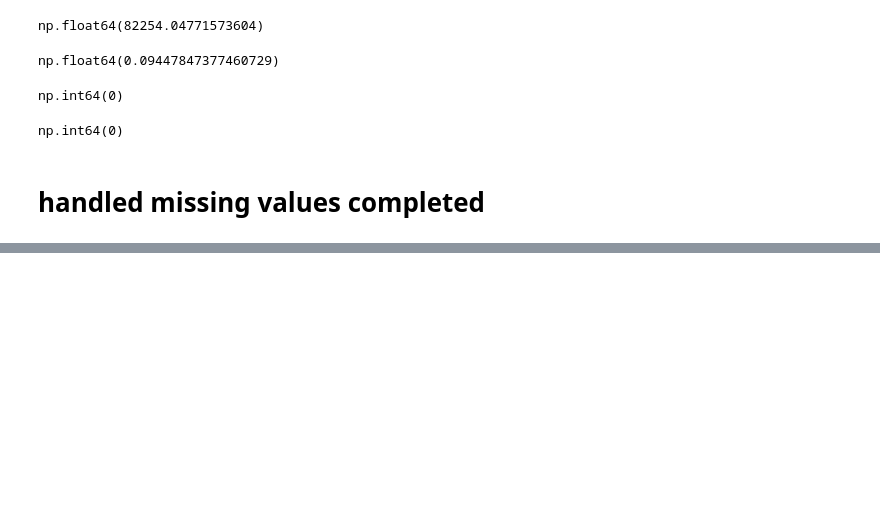
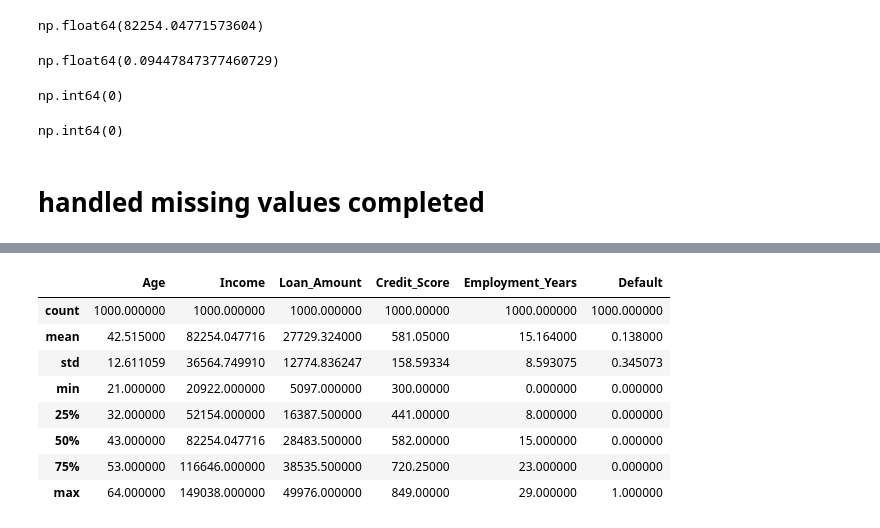
Before and after one commit to Kanchan910/Loan-Defaulter-Prediction, a Jupyter notebook: data_cleaning.ipynb, the cells around one changed output, grey strips where cells are left out. Drawn from its saved outputs; the diff is of its cells as text; code cells hidden in the pictures; blank space fills up the shorter version.

```diff
--- a/data_cleaning.ipynb
+++ b/data_cleaning.ipynb
@@ -95,0 +147,12 @@ np.int64(0)
+# %%
+ldp.describe()
+# %% [output]
+|  | Age | Income | Loan_Amount | Credit_Score | Employment_Years | Default |
+| count | 1000.000000 | 1000.000000 | 1000.000000 | 1000.00000 | 1000.000000 | 1000.000000 |
+| mean | 42.515000 | 82254.047716 | 27729.324000 | 581.05000 | 15.164000 | 0.138000 |
+| std | 12.611059 | 36564.749910 | 12774.836247 | 158.59334 | 8.593075 | 0.345073 |
+| min | 21.000000 | 20922.000000 | 5097.000000 | 300.00000 | 0.000000 | 0.000000 |
+| 25% | 32.000000 | 52154.000000 | 16387.500000 | 441.00000 | 8.000000 | 0.000000 |
+| 50% | 43.000000 | 82254.047716 | 28483.500000 | 582.00000 | 15.000000 | 0.000000 |
+| 75% | 53.000000 | 116646.000000 | 38535.500000 | 720.25000 | 23.000000 | 0.000000 |
+| max | 64.000000 | 149038.000000 | 49976.000000 | 849.00000 | 29.000000 | 1.000000 |
```
Also changed, not shown: parts of 9 cells of this notebook.
